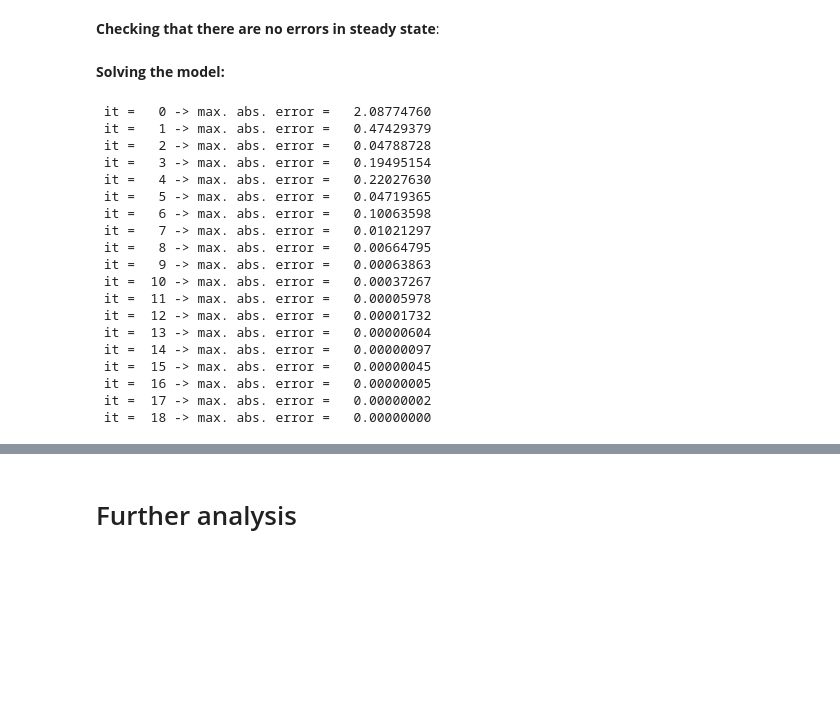
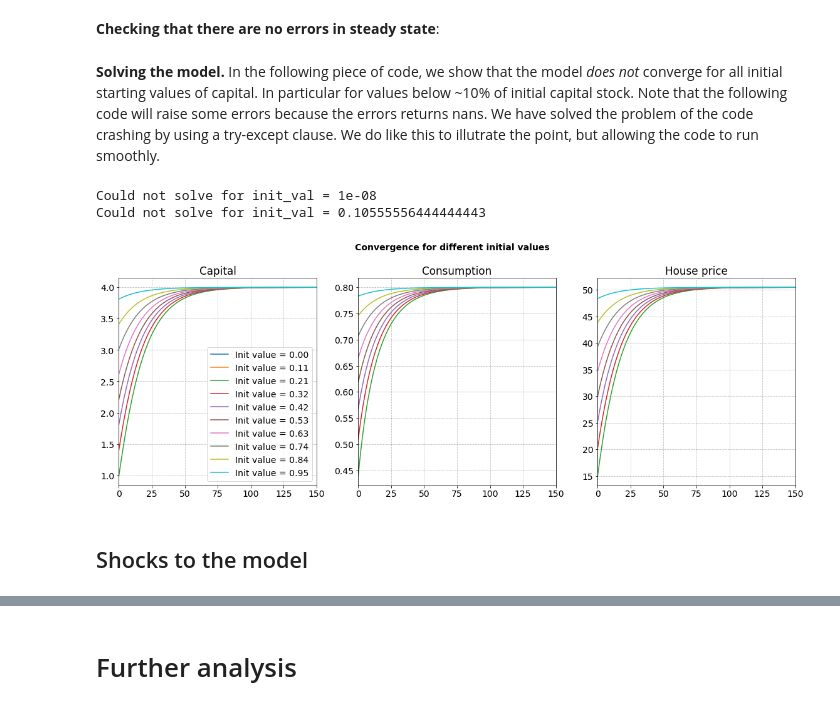
Before and after one commit to NumEconCopenhagen/projects-2024-mikkel-thomas, a Jupyter notebook: modelproject/modelproject.ipynb, the cells around one changed output, grey strips where cells are left out. Drawn from its saved outputs; the diff is of its cells as text; code cells hidden in the pictures; blank space fills up the shorter version.

```diff
--- a/modelproject/modelproject.ipynb
+++ b/modelproject/modelproject.ipynb
@@ -186,29 +164,54 @@ path.q[:] = ss.q
 # c. check errors
 errors_ss = model.evaluate_path_errors()
 assert np.allclose(errors_ss,0.0)
+# %% [markdown]
+**Solving the model.** In the following piece of code, we show that the model *does not* converge for all initial starting values of capital. In particular for values below ~10% of initial capital stock. Note that the following code will raise some errors because the errors returns nans. We have solved the problem of the code crashing by using a try-except clause. We do like this to illutrate the point, but allowing the code to run smoothly.
+# %%
+model.calculate_jacobian()
+init_val_list = np.linspace(1e-8,0.95,10)
+K_init_val = np.nan + np.zeros([len(path.K), len(init_val_list)])
+C_init_val = np.nan + np.zeros([len(path.C), len(init_val_list)])
+q_init_val = np.nan + np.zeros([len(path.q), len(init_val_list)])
+
+# a. solve for differnet starting points
+for init_val_idx, init_val in enumerate(init_val_list):
+    try:
+        par.K_lag_ini = init_val*ss.K
+        model.solve(do_print = False)
+        K_init_val[:,init_val_idx] = path.K
+        C_init_val[:,init_val_idx] = path.C
+        q_init_val[:,init_val_idx] = path.q
+    except:
+        print(f"Could not solve for init_val = {init_val}")
+# %% [output]
+Could not solve for init_val = 1e-08
+Could not solve for init_val = 0.10555556444444443
+# %%
+fig = plt.figure(figsize=(16,6))
+
+fig.suptitle('Convergence for different initial values', fontsize=14, fontweight='bold')
+ax = fig.add_subplot(1,3,1)
+for init_val_idx, init_val in enumerate(init_val_list):
+    ax.plot(K_init_val[:,init_val_idx],label=f'Init value = {init_val:.2f}')
+ax.legend(frameon=True)
+ax.set_title('Capital')
+ax.set_xlim([0, 150])
+fig.tight_layout()
+
+ax = fig.add_subplot(1,3,2)
+for init_val_idx, init_val in enumerate(init_val_list):
+    ax.plot(C_init_val[:,init_val_idx],label=f'Init value = {init_val:.2f}')
+ax.set_title('Consumption')
+ax.set_xlim([0, 150])
+fig.tight_layout()
+
+ax = fig.add_subplot(1,3,3)
+for init_val_idx, init_val in enumerate(init_val_list):
+    ax.plot(q_init_val[:,init_val_idx],label=f'Init value = {init_val:.2f}')
+ax.set_title('House price')
+ax.set_xlim([0, 150])
+fig.tight_layout()
+# %% [output]
+[figure, added]
 # %% [markdown]
-**Solving the model:**
+## Shocks to the model
-# %%
-model.calculate_jacobian()
-par.K_lag_ini = 0.50*ss.K # start away from steady state
-model.solve() # find transition path
-# %% [output]
- it =   0 -> max. abs. error =   2.08774760
- it =   1 -> max. abs. error =   0.47429379
- it =   2 -> max. abs. error =   0.04788728
- it =   3 -> max. abs. error =   0.19495154
- it =   4 -> max. abs. error =   0.22027630
- it =   5 -> max. abs. error =   0.04719365
- it =   6 -> max. abs. error =   0.10063598
- it =   7 -> max. abs. error =   0.01021297
- it =   8 -> max. abs. error =   0.00664795
- it =   9 -> max. abs. error =   0.00063863
- it =  10 -> max. abs. error =   0.00037267
- it =  11 -> max. abs. error =   0.00005978
- it =  12 -> max. abs. error =   0.00001732
- it =  13 -> max. abs. error =   0.00000604
- it =  14 -> max. abs. error =   0.00000097
- it =  15 -> max. abs. error =   0.00000045
- it =  16 -> max. abs. error =   0.00000005
- it =  17 -> max. abs. error =   0.00000002
- it =  18 -> max. abs. error =   0.00000000
```
Also changed, not shown: parts of 29 cells of this notebook, 2 other files.
